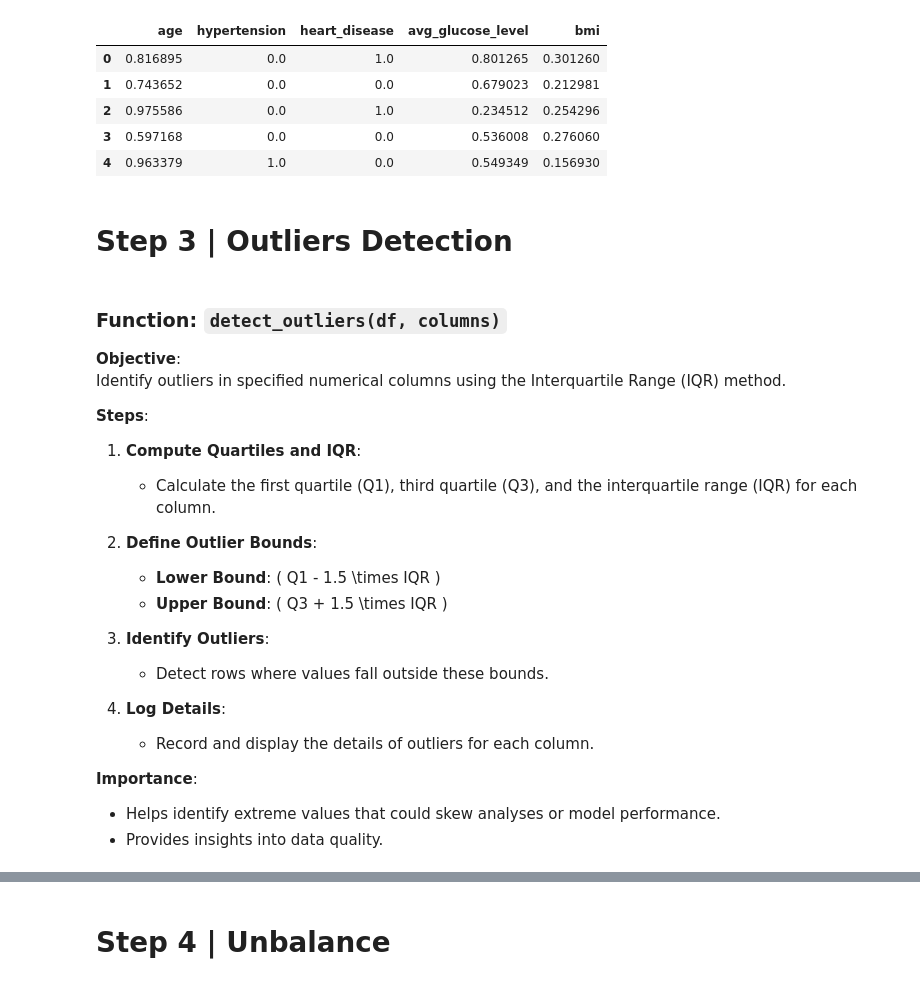
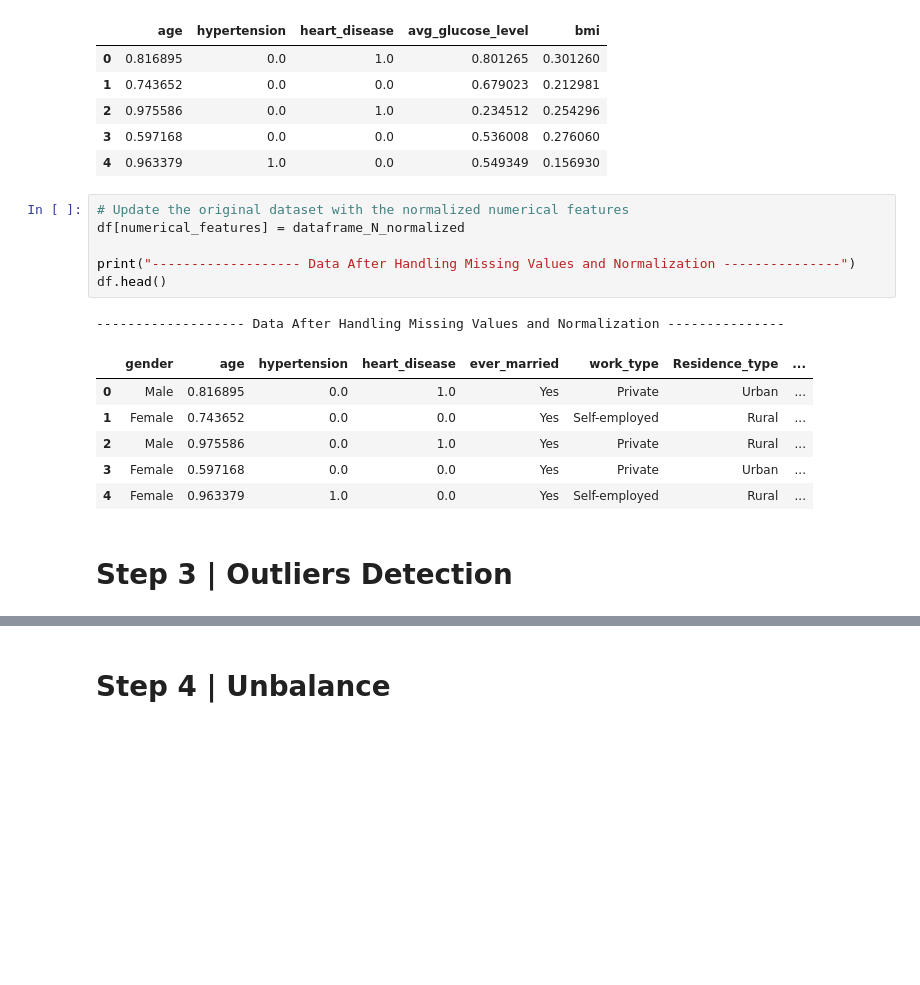
Before and after one commit to YasminaNasser/Stroke-Prediction-Data-Mining, a Jupyter notebook: Stroke_Prediction.ipynb, the cells around one changed output, grey strips where cells are left out. Drawn from its saved outputs; the diff is of its cells as text; blank space fills up the shorter version.

```diff
--- a/Stroke_Prediction.ipynb
+++ b/Stroke_Prediction.ipynb
@@ -322,28 +361,19 @@ dataframe_N_normalized.head()
 | 2 | 0.975586 | 0.0 | 1.0 | 0.234512 | 0.254296 |
 | 3 | 0.597168 | 0.0 | 0.0 | 0.536008 | 0.276060 |
 | 4 | 0.963379 | 1.0 | 0.0 | 0.549349 | 0.156930 |
+# %%
+# Update the original dataset with the normalized numerical features
+df[numerical_features] = dataframe_N_normalized
+
+print("------------------- Data After Handling Missing Values and Normalization ---------------")
+df.head()
+# %% [output]
+------------------- Data After Handling Missing Values and Normalization ---------------
+|  | gender | age | hypertension | heart_disease | ever_married | work_type | Residence_type | ... |
+| 0 | Male | 0.816895 | 0.0 | 1.0 | Yes | Private | Urban | ... |
+| 1 | Female | 0.743652 | 0.0 | 0.0 | Yes | Self-employed | Rural | ... |
+| 2 | Male | 0.975586 | 0.0 | 1.0 | Yes | Private | Rural | ... |
+| 3 | Female | 0.597168 | 0.0 | 0.0 | Yes | Private | Urban | ... |
+| 4 | Female | 0.963379 | 1.0 | 0.0 | Yes | Self-employed | Rural | ... |
 # %% [markdown]
 # Step 3 | Outliers Detection
-# %% [markdown]
-### Function: `detect_outliers(df, columns)`
-
-**Objective**:
-Identify outliers in specified numerical columns using the Interquartile Range (IQR) method.
-
-**Steps**:
-1. **Compute Quartiles and IQR**:
-   - Calculate the first quartile (Q1), third quartile (Q3), and the interquartile range (IQR) for each column.
-
-2. **Define Outlier Bounds**:
-   - **Lower Bound**: \( Q1 - 1.5 \times IQR \)
-   - **Upper Bound**: \( Q3 + 1.5 \times IQR \)
-
-3. **Identify Outliers**:
-   - Detect rows where values fall outside these bounds.
-
-4. **Log Details**:
-   - Record and display the details of outliers for each column.
-
-**Importance**:
-- Helps identify extreme values that could skew analyses or model performance.
-- Provides insights into data quality.
```
Also changed, not shown: parts of 14 cells of this notebook.
